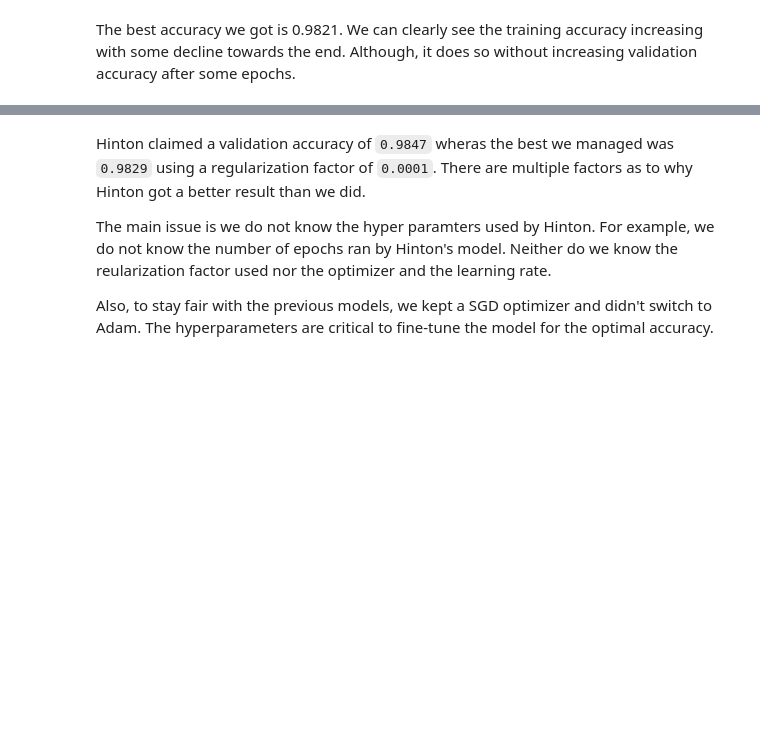
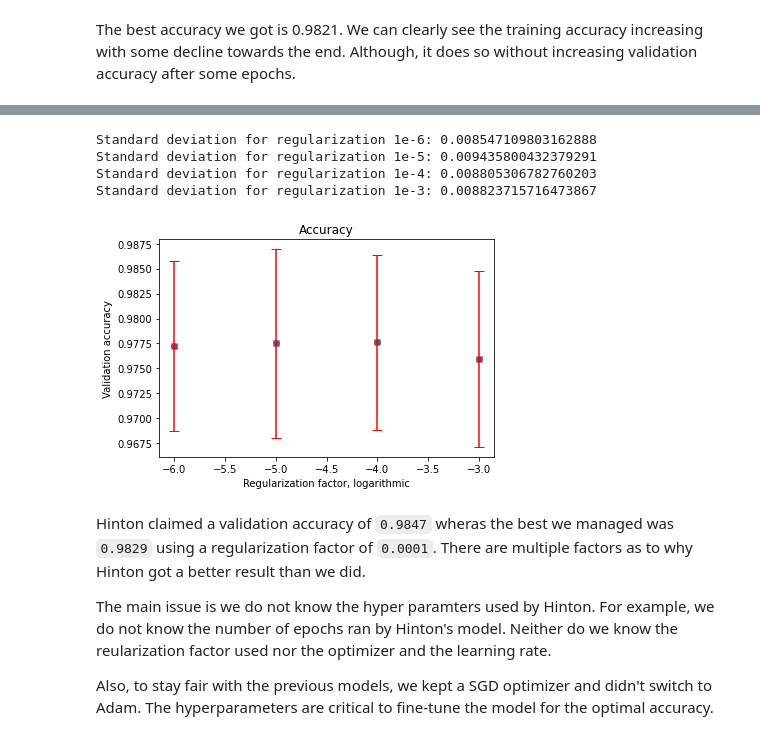
Before and after one commit to RomainTHD-UniStuff/DAT405_Introduction_to_Data_Science_and_AI, a Jupyter notebook: Assignment_6/Assignment_6.ipynb, the cells around one changed output, grey strips where cells are left out. Cells and saved outputs as stored; diff of their text form; code cells hidden in the pictures; blank space fills up the shorter version.

```diff
--- a/Assignment_6/Assignment_6.ipynb
+++ b/Assignment_6/Assignment_6.ipynb
@@ -343,3 +348,36 @@ Final score with 1e-3 regularizer: 0.9811000029246012
+# %%
+import numpy as np
+import math
+
+mean = []
+std = []
+
+for i in range(4):
+    accuracies = []
+
+    for j in range(3):
+        accuracies.append(results_q2d[i * 3 + j][2].history["val_accuracy"])
+
+    mean.append(np.mean(accuracies))
+    std.append(np.std(accuracies))
+
+    print(f"Standard deviation for regularization 1e-{6-i}: {std[-1]}")
+
+factors = [math.log(x, 10) for x in (1e-6, 1e-5, 1e-4, 1e-3)]
+
+plt.scatter(factors, mean)
+plt.xlabel("Regularization factor, logarithmic")
+plt.ylabel("Validation accuracy")
+plt.title("Accuracy")
+
+plt.errorbar(factors, mean, std, linestyle="None", color="red", fmt="x", capsize=5)
+plt.show()
+# %% [output]
+Standard deviation for regularization 1e-6: 0.008547109803162888
+Standard deviation for regularization 1e-5: 0.009435800432379291
+Standard deviation for regularization 1e-4: 0.008805306782760203
+Standard deviation for regularization 1e-3: 0.008823715716473867
+[figure, added]
 # %% [markdown]
 Hinton claimed a validation accuracy of `0.9847` wheras the best we managed was `0.9829` using a regularization factor of `0.0001`. There are multiple factors as to why Hinton got a better result than we did.
 
```
Also changed, not shown: parts of 13 cells of this notebook.
